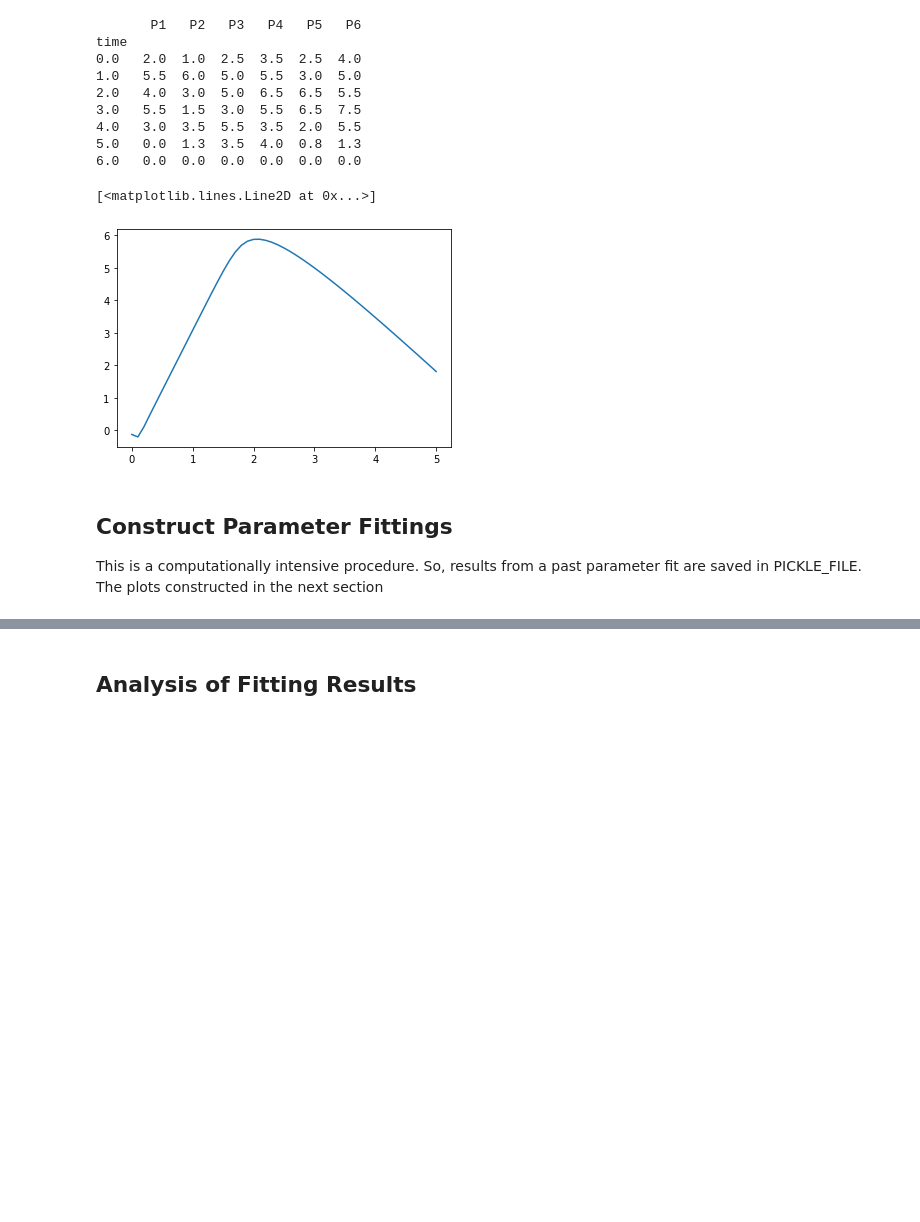
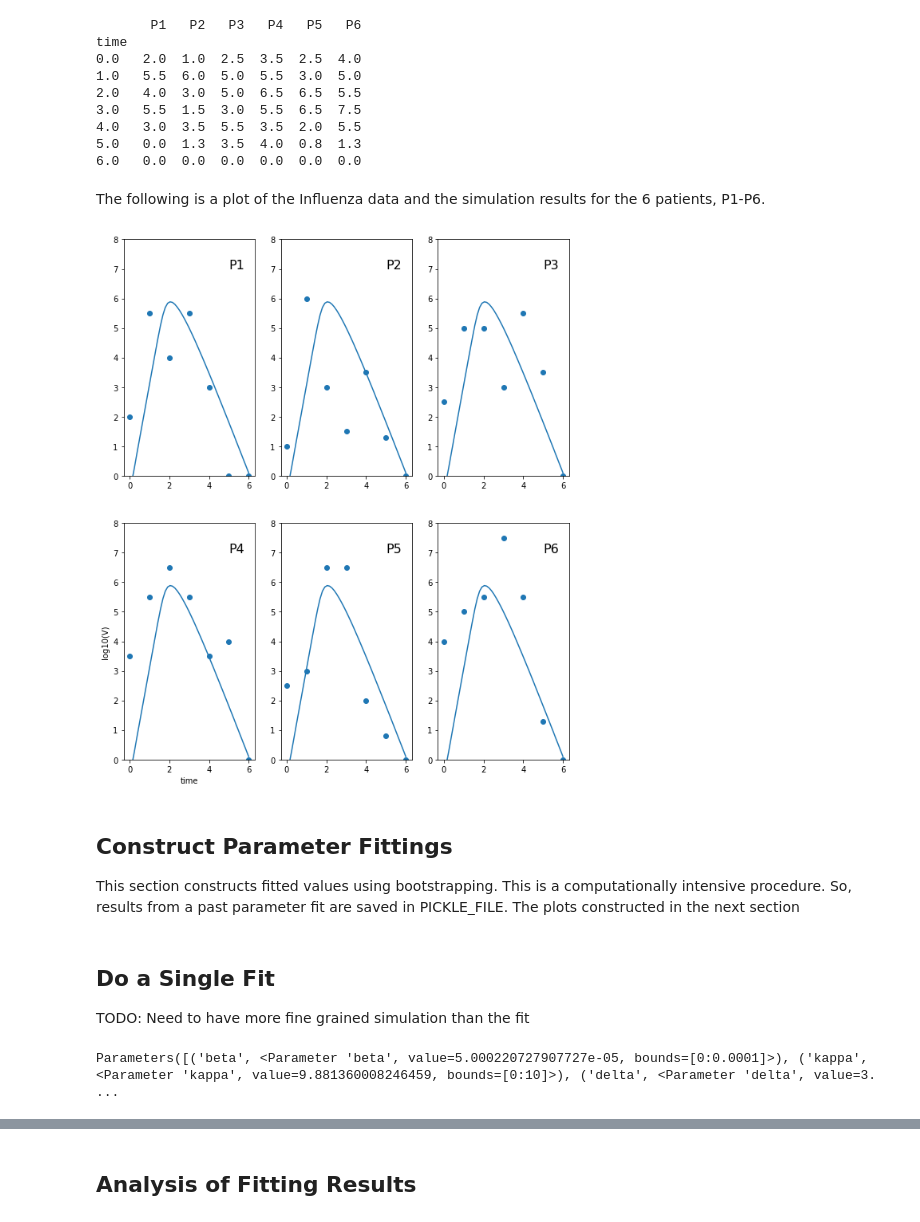
Before and after one commit to sys-bio/SBstoat, a Jupyter notebook: examples/virus/virus_analysis.ipynb, the cells around one changed output, grey strips where cells are left out. Drawn from its saved outputs; the diff is of its cells as text; code cells hidden in the pictures; blank space fills up the shorter version.

```diff
--- a/examples/virus/virus_analysis.ipynb
+++ b/examples/virus/virus_analysis.ipynb
@@ -78,6 +78,7 @@ PARAM_P = "p"
 PARAM_C = "c"
 PARAM_DELTA = "delta"
 PARAMS = [PARAM_BETA, PARAM_KAPPA, PARAM_P, PARAM_C, PARAM_DELTA]
+TIME = "time"
 # %% [markdown]
 ## Antimony Model
 # %%
@@ -137,18 +133,37 @@ time
 4.0   3.0  3.5  5.5  3.5  2.0  5.5
 5.0   0.0  1.3  3.5  4.0  0.8  1.3
 6.0   0.0  0.0  0.0  0.0  0.0  0.0
-# %%
-# Run the simulation
-
-rr = te.loada(ANTIMONY_MODEL)
-estimates = rr.simulate()
-v_estimate = np.log10(estimates["[V]"])
-plt.plot(estimates["time"], v_estimate)
-# %% [output]
-[<matplotlib.lines.Line2D at 0x...>]
-[figure, removed]
+# %% [markdown]
+The following is a plot of the Influenza data and the simulation results for the 6 patients, P1-P6.
+# %%
+# Compare baseline simulation with observed values
+numRow = 2
+numCol = 3
+rr = te.loada(ANTIMONY_MODEL)
+estimates = rr.simulate(0, 6)
+v_estimate = np.log10(estimates["[V]"])
+COLORS = ["r", "grey", "b", "g", "yellow", "pink"]
+fig, axes = plt.subplots(numRow, numCol, figsize=(10, 12))
+for idx, patient in enumerate(observedTS.colnames):
+    if idx < numCol:
+        row = 0
+    else:
+        row = 1
+    col = idx - row*numCol
+    ax = axes[row, col]
+    if idx == 3:
+        ax.set_xlabel("time")
+        ax.set_ylabel("log10(V)")
+    color = COLORS[idx]
+    ax.scatter(observedTS[TIME], observedTS[patient])
+    ax.plot(estimates[TIME], v_estimate)
+    _ = ax.text(5, 7, "%s"% patient, fontsize=16)
+    ax.set_ylim([0, 8])
+# %% [output]
+[figure, added]
 # %% [markdown]
 ## Construct Parameter Fittings
+This section constructs fitted values using bootstrapping.
 This is a computationally intensive procedure. So, results from a past parameter fit are saved in PICKLE_FILE.
 The plots constructed in the next section
 # %%
@@ -219,3 +248,12 @@ else:
         fitters.append(fitter)
         fitter.roadrunnerModel = None  # Cannot serialize this object
         pickle.dump(fitters, open( PICKLE_FILE, "wb" ) )
+# %% [markdown]
+## Do a Single Fit
+
+TODO: Need to have more fine grained simulation than the fit
+# %%
+fitter = mkFitter("P1", isBootstrap=False)
+print(fitter.params)
+# %% [output]
+Parameters([('beta', <Parameter 'beta', value=5.000220727907727e-05, bounds=[0:0.0001]>), ('kappa', <Parameter 'kappa', value=9.881360008246459, bounds=[0:10]>), ('delta', <Parameter 'delta', value=3. ...
```
Also changed, not shown: parts of 11 cells of this notebook, 7 other files.
